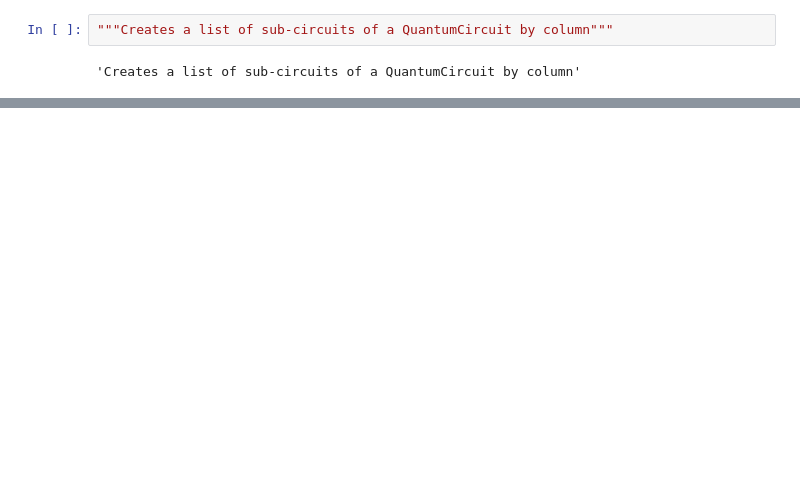
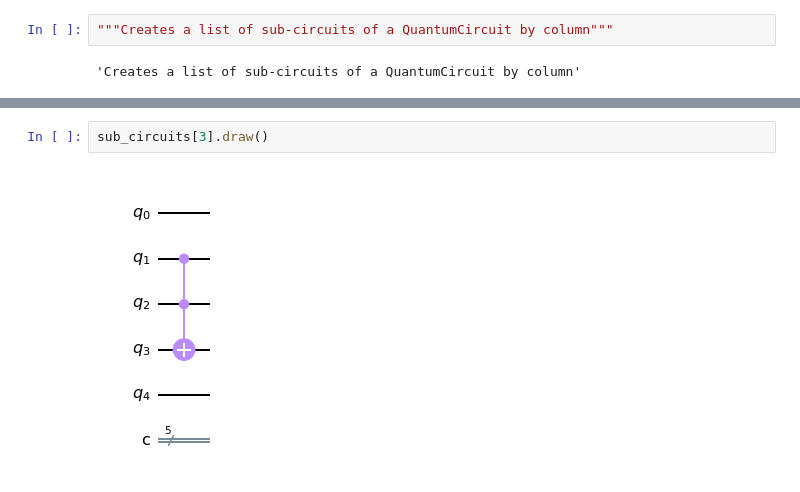
Before and after one commit to marquitos0119/quantum-music, a Jupyter notebook: Notebooks/circuit-splitter.ipynb, the cells around one changed output, grey strips where cells are left out. Drawn from its saved outputs; the diff is of its cells as text; blank space fills up the shorter version.

```diff
--- a/Notebooks/circuit-splitter.ipynb
+++ b/Notebooks/circuit-splitter.ipynb
@@ -223,0 +177,4 @@ print('%i sub circuits' % len(sub_circuits))
+# %%
+sub_circuits[3].draw()
+# %% [output]
+[figure, added]
```
Also changed, not shown: parts of 20 cells of this notebook.
